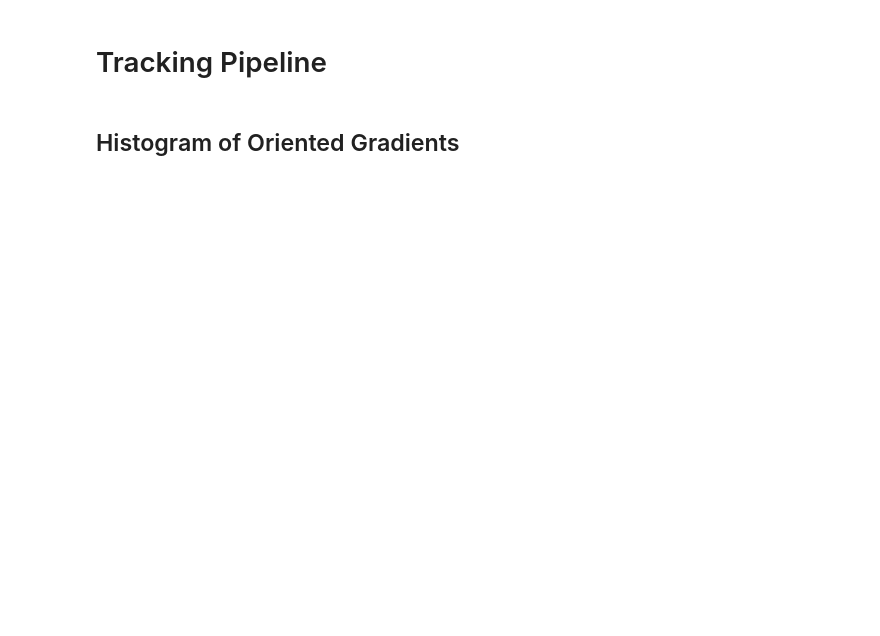
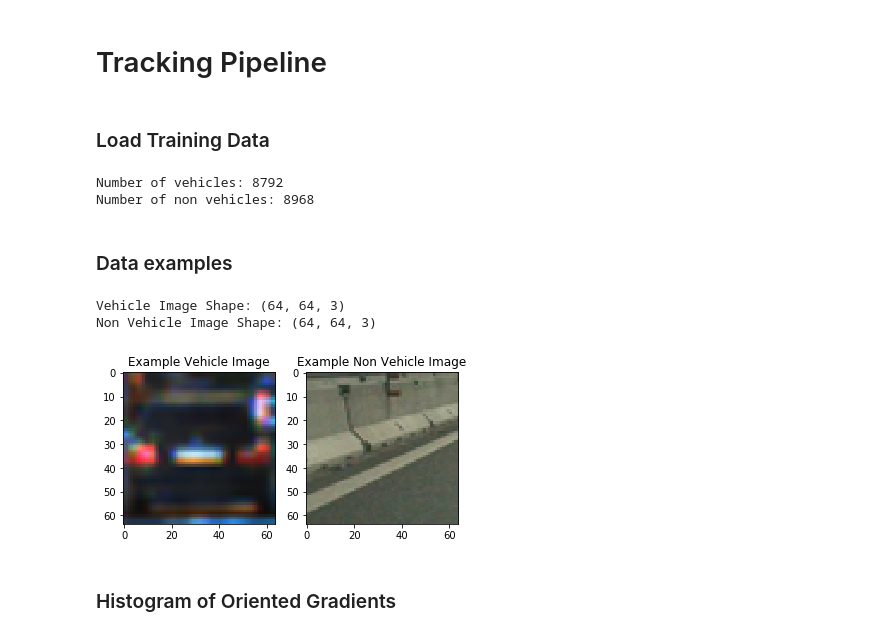
Before and after one commit to skymaze/CarND, a Jupyter notebook: CarND-Vehicle-Detection/Vehicle_Detection_Project.ipynb, the cells around one changed output. Cells and saved outputs as stored; diff of their text form; code cells hidden in the pictures; blank space fills up the shorter version.

```diff
--- a/CarND-Vehicle-Detection/Vehicle_Detection_Project.ipynb
+++ b/CarND-Vehicle-Detection/Vehicle_Detection_Project.ipynb
@@ -1,4 +1,82 @@
 # %% [markdown]
 # Tracking Pipeline
+# %% [markdown]
+### Load Training Data
+# %%
+"""
+1. load data
+"""
+
+
+import glob
+
+
+# Read in our vehicles and non-vehicles
+non_vehicles_gti = glob.glob('training_data/non-vehicles/GTI/*.png')
+non_vehicles_extras = glob.glob('training_data/non-vehicles/Extras/*.png')
+vehicles_gti_far = glob.glob('training_data/vehicles/GTI_Far/*.png')
+vehicles_gti_left = glob.glob('training_data/vehicles/GTI_Left/*.png')
+vehicles_gti_mid = glob.glob('training_data/vehicles/GTI_MiddleClose/*.png')
+vehicles_gti_right = glob.glob('training_data/vehicles/GTI_Right/*.png')
+vehicles_kitti = glob.glob('training_data/vehicles/KITTI_extracted/*.png')
+
+cars = []
+notcars = []
+
+for image in non_vehicles_gti:
+    notcars.append(image)
+for image in non_vehicles_extras:
+    notcars.append(image)
+for image in vehicles_gti_far:
+    cars.append(image)
+for image in vehicles_gti_left:
+    cars.append(image)
+for image in vehicles_gti_mid:
+    cars.append(image)
+for image in vehicles_gti_right:
+    cars.append(image)
+for image in vehicles_kitti:
+    cars.append(image)
+
+print('Number of vehicles:', len(cars))
+print('Number of non vehicles:', len(notcars))
+# %% [output]
+Number of vehicles: 8792
+Number of non vehicles: 8968
+# %% [markdown]
+### Data examples
+# %%
+"""
+2. data example
+"""
+
+import random
+import matplotlib.image as mpimg
+import matplotlib.pyplot as plt
+
+# randomly choose an example
+example_car = random.choice(cars)
+example_notcar = random.choice(notcars)
+
+# read iamge
+car_image = mpimg.imread(example_car)
+notcar_iamge = mpimg.imread(example_notcar)
+
+# image shape
+print('Vehicle Image Shape:', str(car_image.shape))
+print('Non Vehicle Image Shape:', str(notcar_iamge.shape))
+# Plot the examples
+fig = plt.figure()
+plt.subplot(121)
+plt.imshow(car_image)
+plt.title('Example Vehicle Image')
+plt.subplot(122)
+plt.imshow(notcar_iamge)
+plt.title('Example Non Vehicle Image')
+plt.show()
+# %% [output]
+Vehicle Image Shape: (64, 64, 3)
+Non Vehicle Image Shape: (64, 64, 3)
+[figure, added]
 # %% [markdown]
-## Histogram of Oriented Gradients
+### Histogram of Oriented Gradients
```
Also changed, not shown: parts of 28 cells of this notebook, 16 other files.
